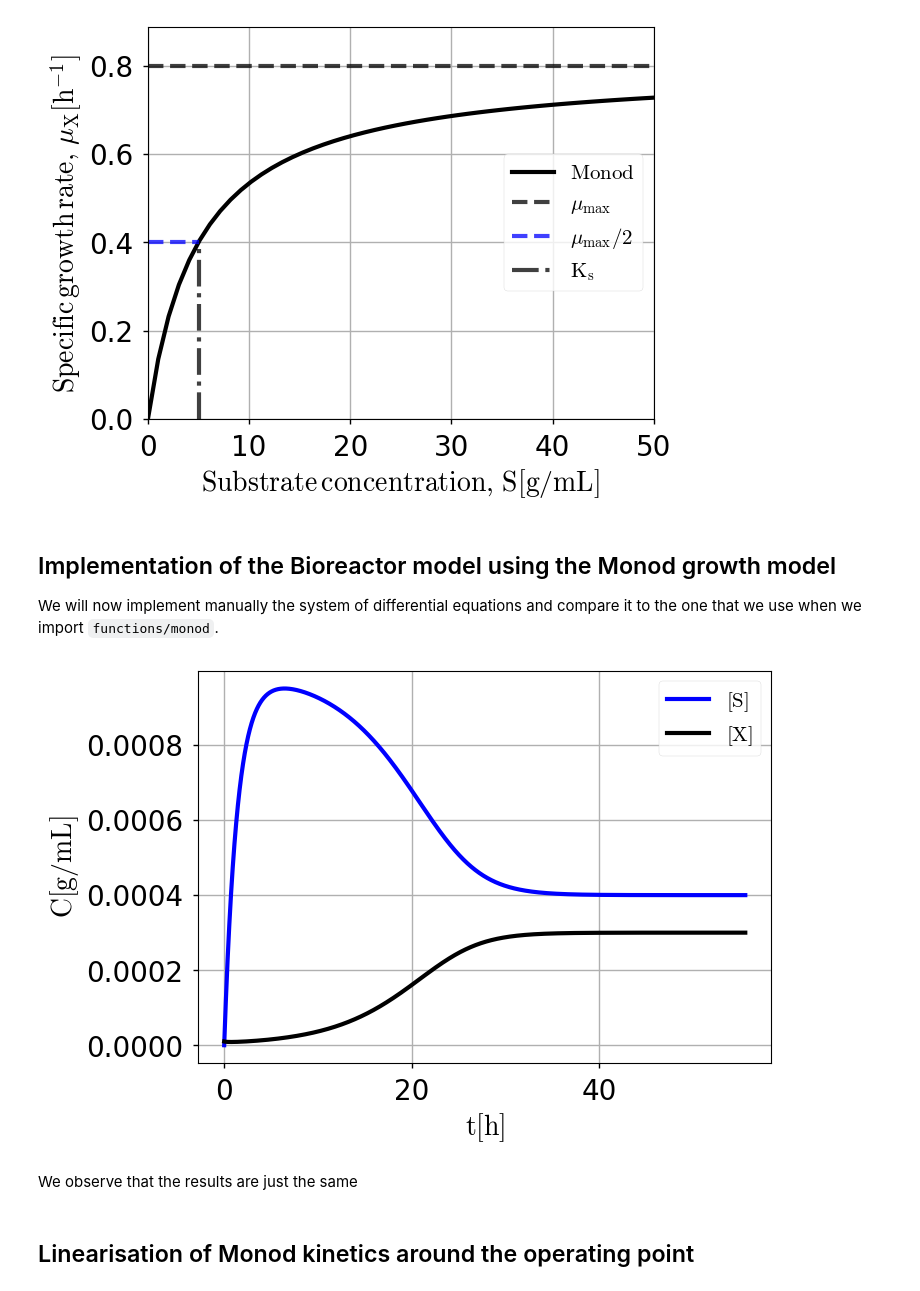
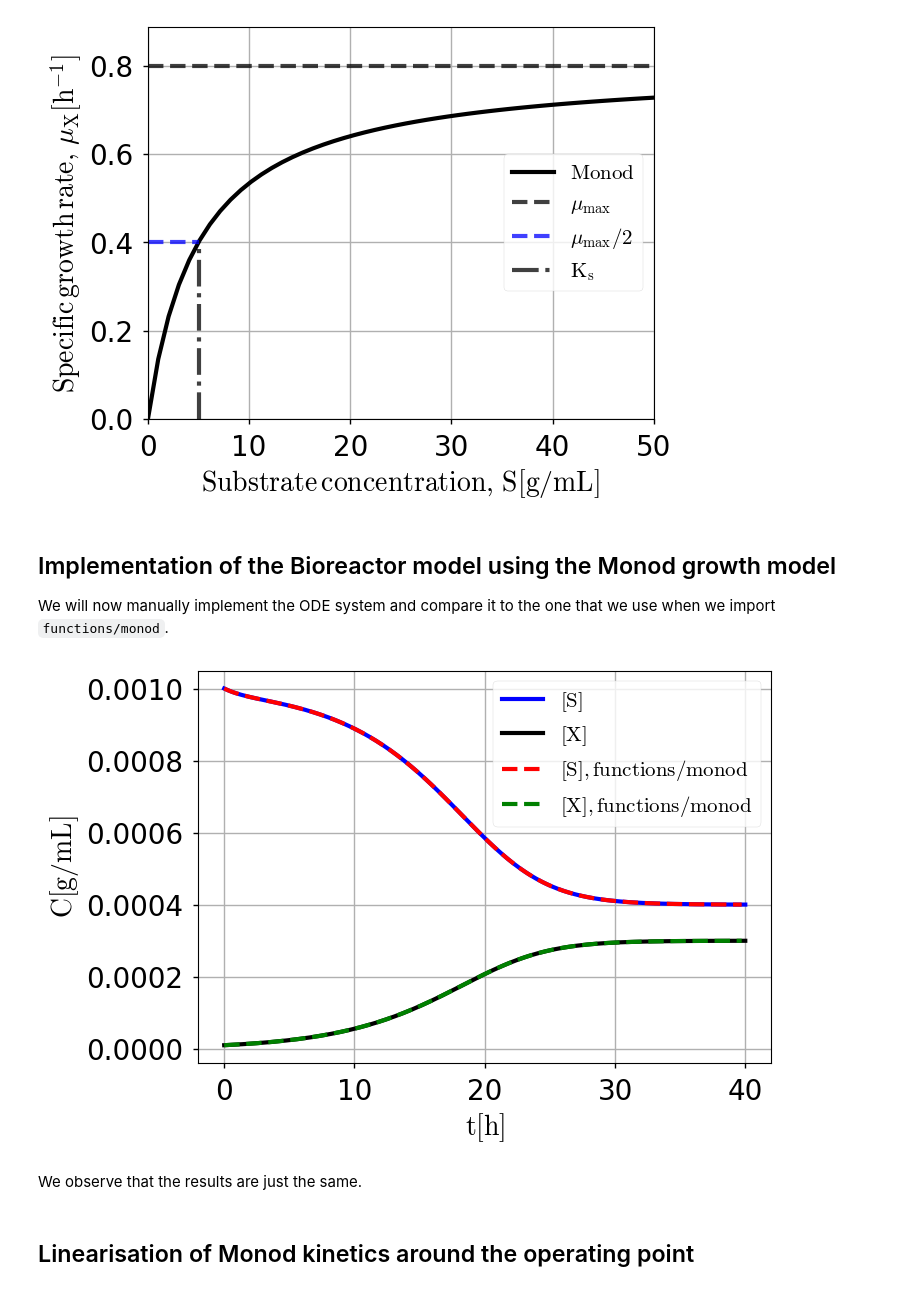
Before and after one commit to davidfernand/modsim_demos, a Jupyter notebook: notebooks/Chapter_3_Linearisation/linearisation_Monod.ipynb, the cells around one changed output. Cells and saved outputs as stored; diff of their text form; code cells hidden in the pictures.

````diff
--- a/notebooks/Chapter_3_Linearisation/linearisation_Monod.ipynb
+++ b/notebooks/Chapter_3_Linearisation/linearisation_Monod.ipynb
@@ -32,18 +32,25 @@
 # %%
-# Initial conditions
+# We provide the variables
+S_in = 0.001
+S_init = 0.001
 X_init = 1e-5
-S_init = 0
 
-# Parameters and inlets
+# Python list to be provided for the scipy solver
+init = [X_init,S_init]
+
+# Parameter values
 K_S = 2e-4
 mu_max = 3e-4
 Q = 1
 V  = 5000
 Y = 0.5
-S_in = 0.001
+
+# We define the time array with the start, final, and time step for the scipy integrator
+t_final = 40
+time = np.arange(0.,t_final*60*60,1000)
 
 df = general_functions.model(
-    np.arange(0, 200000, 1000), # Timesteps
+    time, # Timesteps
     [X_init, S_init], # Initial conditions
     ['[X]','[S]'], # Variable names
     function_derivatives, # Function derivatives
@@ -101,7 +108,7 @@ plt.show()
 # %% [markdown]
 ## Implementation of the Bioreactor model using the Monod growth model
 
-We will now implement manually the system of differential equations and compare it to the one that we use when we import ```functions/monod```.
+We will now manually implement the ODE system and compare it to the one that we use when we import ```functions/monod```.
 # %%
 # Python library to solve ODEs (and many more things!)
 from scipy.integrate import odeint
@@ -124,7 +131,7 @@ def solve_Monod_model(t,u,mu_max,Y,Ks,Q,V,S_in,init):
 # %%
 # We provide the variables
 S_in = 0.001
-S_init = 0
+S_init = 0.001
 X_init = 1e-5
 
 # Python list to be provided for the scipy solver
@@ -135,37 +142,41 @@ Ks = 2e-4
 mu_max = 3e-4
 Q = 1
 V  = 5000
 Y = 0.5
 
 # We define the time array with the start, final, and time step for the scipy integrator
-time = np.arange(0.,200000,10)
+t_final = 40
+time = np.arange(0.,t_final*60*60,10)
 
 # We solve the system
 y = solve_Monod_model(time,init,mu_max,Y,Ks,Q,V,S_in,init)
 
 # We store the solution
 X = y[:,0]
 S = y[:,1]
 
 # We plot the solution
 fig = plt.figure(figsize=(7.5,5))
 fig.subplots_adjust(hspace=0.2, wspace = 0.3)
 
 ax1 = fig.add_subplot(111)
 ax1.plot(time/60/60,S,'b-',label = r'$\mathrm{[S]}$')
 ax1.plot(time/60/60,X,'k-',label = r'$\mathrm{[X]}$')
 
+ax1.plot(df.index/60/60,df['[S]'],'r--',label = r'$\mathrm{[S],functions/monod}$')
+ax1.plot(df.index/60/60,df['[X]'],'g--',label = r'$\mathrm{[X],functions/monod}$')
+
 ax1.legend(loc=1,fontsize=15)
 ax1.set_ylabel(r'$\mathrm{C[g/mL]}$', fontsize=20)
 ax1.set_xlabel(r'$\mathrm{t[h]}$', fontsize=20,rotation=0)
 fig.tight_layout(pad=0.4, w_pad=1, h_pad=1.0)
 ax1.grid(True)
 #plt.minorticks_on()
 plt.show()
 # %% [output]
-[figure, old version]
+[figure, new version]
 # %% [markdown]
-We observe that the results are just the same
+We observe that the results are just the same.
 # %% [markdown]
 ## Linearisation of Monod kinetics around the operating point
 # %% [markdown]
````
Also changed, not shown: parts of 9 cells of this notebook, 6 other files.
